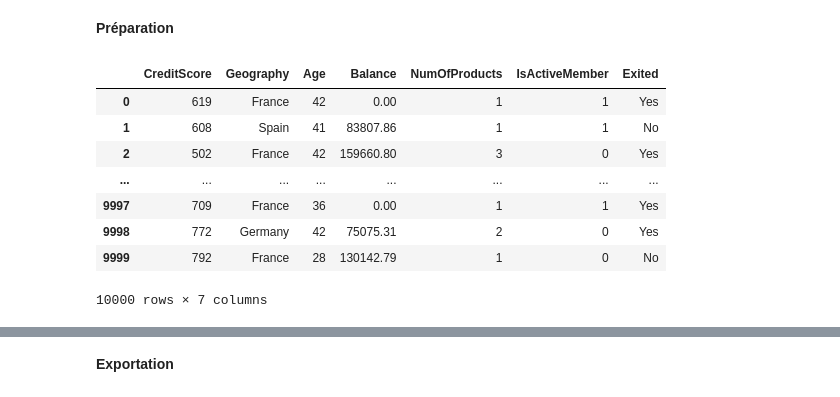
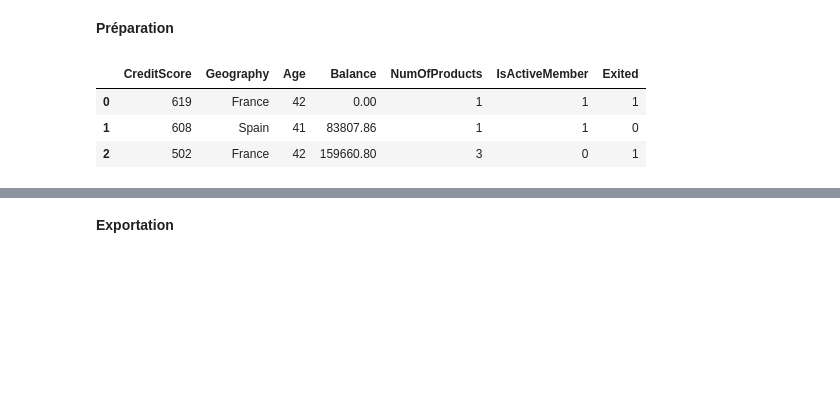
Before and after one commit to ElodieBayet/ai-developer, a Jupyter notebook: 06.projects/02.churn/eda_churn.ipynb, the cells around one changed output, grey strips where cells are left out. Drawn from its saved outputs; the diff is of its cells as text; code cells hidden in the pictures; blank space fills up the shorter version.

```diff
--- a/06.projects/02.churn/eda_churn.ipynb
+++ b/06.projects/02.churn/eda_churn.ipynb
@@ -880,18 +908,13 @@ churn_data['Exited'] = churn_data['Exited'].map(no_yes_v)
 # %%
 # (!) - Version 1
 churn_prepare_1 = churn_data.drop(['EstimatedSalary', 'Tenure', 'HasCrCard', 'Gender'], axis=1)
 
-churn_prepare_1
+churn_prepare_1.head(3)
 # %% [output]
 |  | CreditScore | Geography | Age | Balance | NumOfProducts | IsActiveMember | Exited |
-| 0 | 619 | France | 42 | 0.00 | 1 | 1 | Yes |
-| 1 | 608 | Spain | 41 | 83807.86 | 1 | 1 | No |
-| 2 | 502 | France | 42 | 159660.80 | 3 | 0 | Yes |
-| ... | ... | ... | ... | ... | ... | ... | ... |
-| 9997 | 709 | France | 36 | 0.00 | 1 | 1 | Yes |
-| 9998 | 772 | Germany | 42 | 75075.31 | 2 | 0 | Yes |
-| 9999 | 792 | France | 28 | 130142.79 | 1 | 0 | No |
+| 0 | 619 | France | 42 | 0.00 | 1 | 1 | 1 |
+| 1 | 608 | Spain | 41 | 83807.86 | 1 | 1 | 0 |
+| 2 | 502 | France | 42 | 159660.80 | 3 | 0 | 1 |
-10000 rows × 7 columns
 # %%
 # (!) - Version 2
 churn_prepare_2 = churn_prepare_1.drop(['CreditScore', 'NumOfProducts'], axis=1)
```
Also changed, not shown: parts of 11 cells of this notebook, 2 other files.
